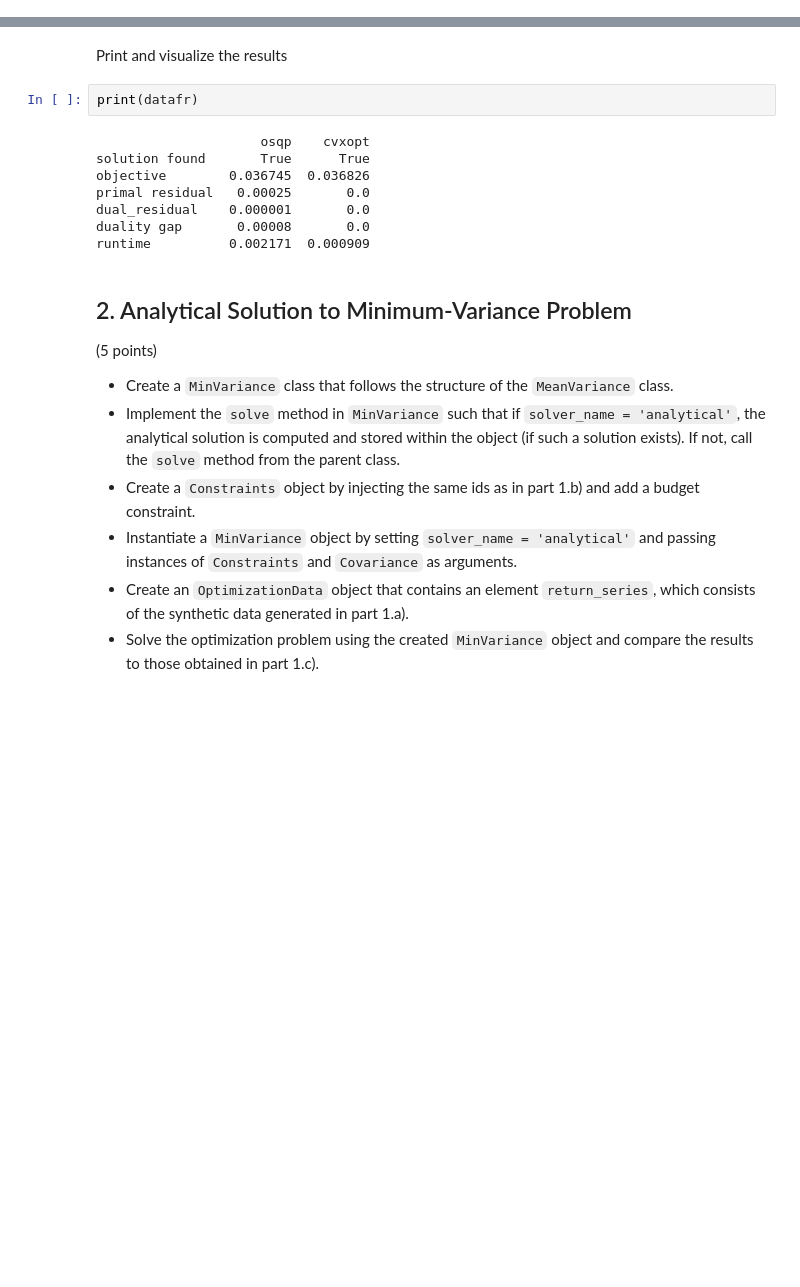
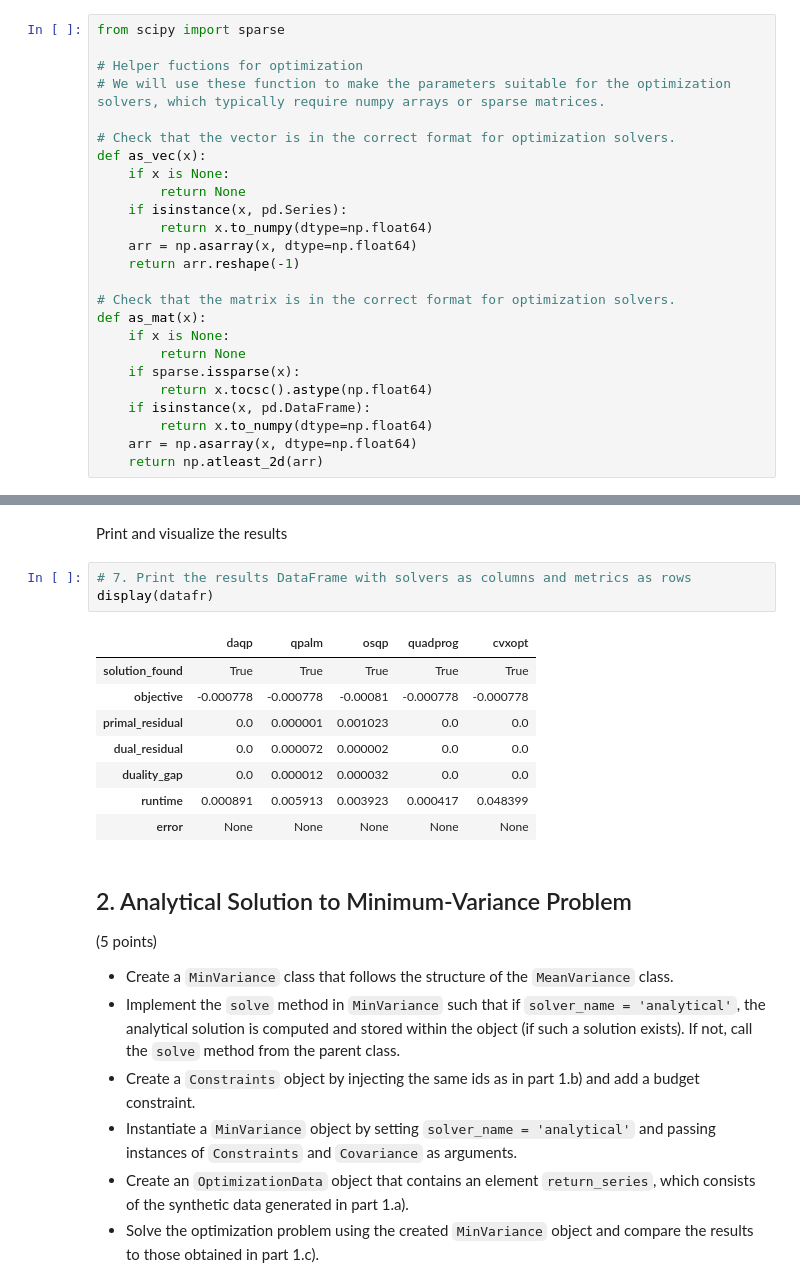
Before and after one commit to MatildeVenturi/qpmwp-course, a Jupyter notebook: assignments/assignment_1.ipynb, the cells around one changed output, grey strips where cells are left out. Saved outputs shown, nothing was run; the diff lists cells and outputs as text; blank space fills up the shorter version.

```diff
--- a/assignments/assignment_1.ipynb
+++ b/assignments/assignment_1.ipynb
@@ -219,0 +248,25 @@ datafr=pd.DataFrame(dict)
+# %%
+from scipy import sparse
+
+# Helper fuctions for optimization
+# We will use these function to make the parameters suitable for the optimization solvers, which typically require numpy arrays or sparse matrices.
+
+# Check that the vector is in the correct format for optimization solvers.
+def as_vec(x):
+    if x is None:
+        return None
+    if isinstance(x, pd.Series):
+        return x.to_numpy(dtype=np.float64)
+    arr = np.asarray(x, dtype=np.float64)
+    return arr.reshape(-1)
+
+# Check that the matrix is in the correct format for optimization solvers.
+def as_mat(x):
+    if x is None:
+        return None
+    if sparse.issparse(x):
+        return x.tocsc().astype(np.float64)
+    if isinstance(x, pd.DataFrame):
+        return x.to_numpy(dtype=np.float64)
+    arr = np.asarray(x, dtype=np.float64)
+    return np.atleast_2d(arr)
@@ -220,15 +403,17 @@ datafr=pd.DataFrame(dict)
 # %% [markdown]
 Print and visualize the results
-# %%
-print(datafr)
-# %% [output]
-                     osqp    cvxopt
-solution found       True      True
-objective        0.036745  0.036826
-primal residual   0.00025       0.0
-dual_residual    0.000001       0.0
-duality gap       0.00008       0.0
-runtime          0.002171  0.000909
+# %%
+# 7. Print the results DataFrame with solvers as columns and metrics as rows
+display(datafr)
+# %% [output]
+|  | daqp | qpalm | osqp | quadprog | cvxopt |
+| solution_found | True | True | True | True | True |
+| objective | -0.000778 | -0.000778 | -0.00081 | -0.000778 | -0.000778 |
+| primal_residual | 0.0 | 0.000001 | 0.001023 | 0.0 | 0.0 |
+| dual_residual | 0.0 | 0.000072 | 0.000002 | 0.0 | 0.0 |
+| duality_gap | 0.0 | 0.000012 | 0.000032 | 0.0 | 0.0 |
+| runtime | 0.000891 | 0.005913 | 0.003923 | 0.000417 | 0.048399 |
+| error | None | None | None | None | None |
 # %% [markdown]
 ## 2. Analytical Solution to Minimum-Variance Problem
 
```
Also changed, not shown: parts of 13 cells of this notebook.
